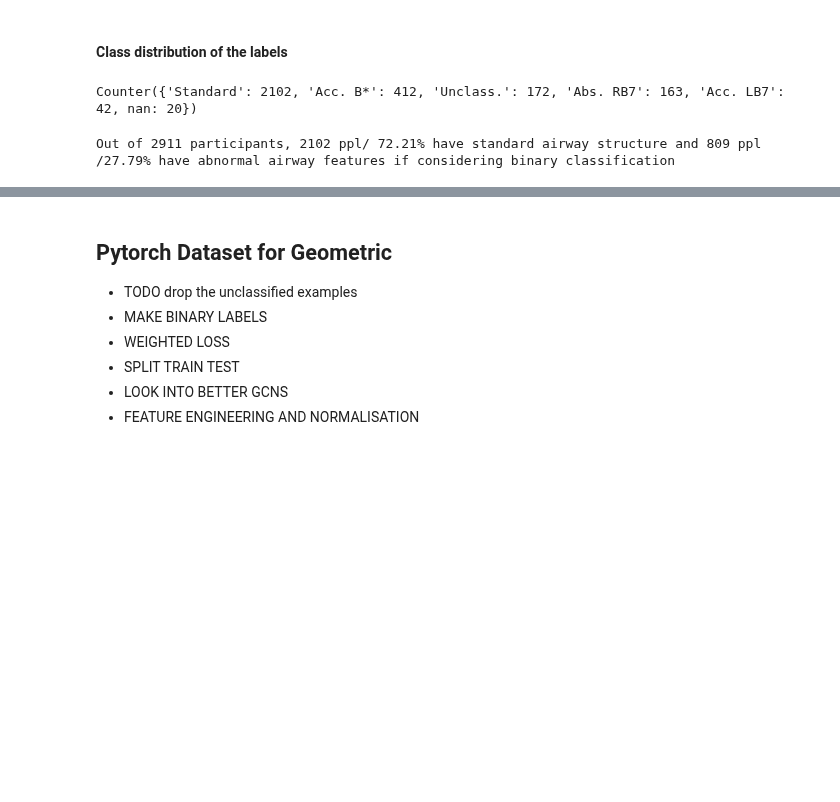
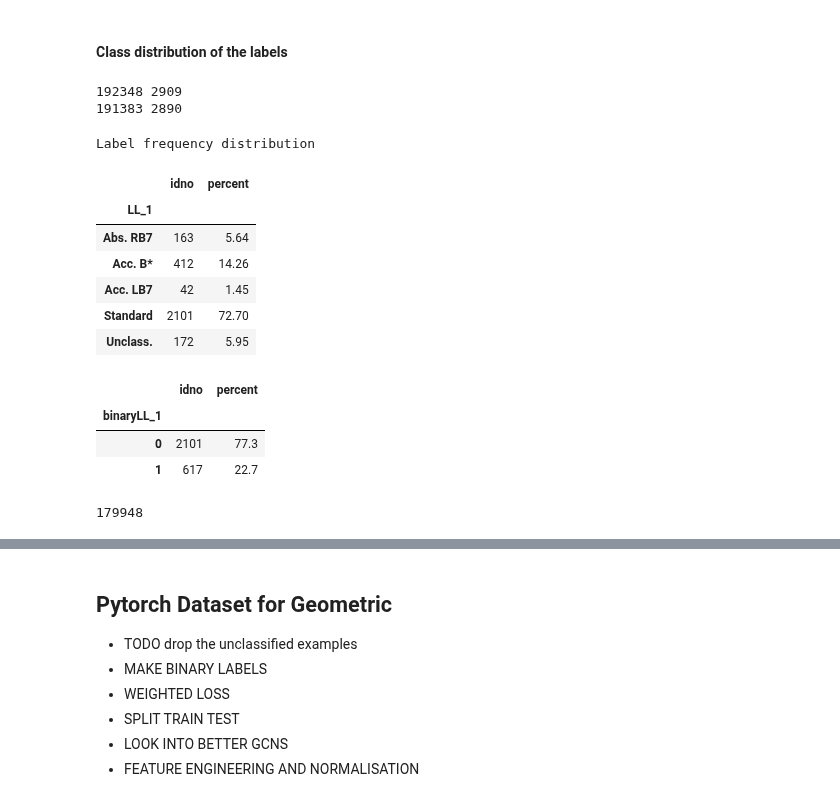
Before and after one commit to s-n-naik/airway_exploration, a Jupyter notebook: graph_test.ipynb, the cells around one changed output, grey strips where cells are left out. Saved outputs shown, nothing was run; the diff lists cells and outputs as text; code cells hidden in the pictures; blank space fills up the shorter version.

```diff
--- a/graph_test.ipynb
+++ b/graph_test.ipynb
@@ -104,20 +105,60 @@ pilot_df = pd.read_csv(os.path.abspath("/home/sneha/e5_cleaned_QC.csv"))
 label_df = pd.read_csv(os.path.abspath("/home/sneha/MESA_Exam5_airway_variants.csv"))
 # %% [markdown]
 ####  Class distribution of the labels
-# %%
-frequencies = pilot_df.groupby('idno').agg(
-    {'startbpid':'count'}
-).reset_index().drop(columns='startbpid').merge(
-    label_df,
-    on='idno',
-    how='left'
-)
-
-frequ_dict =Counter(frequencies.LL_1.values)
-print(frequ_dict)
-# %% [output]
-Counter({'Standard': 2102, 'Acc. B*': 412, 'Unclass.': 172, 'Abs. RB7': 163, 'Acc. LB7': 42, nan: 20})
+# %%
+pilot_df_w_labels = orig_df.merge(label_df, on='idno', how='left')
+# drop nan labels
+print(len(pilot_df_w_labels), pilot_df_w_labels.idno.nunique())
+pilot_df_w_labels.dropna(subset='LL_1', inplace=True)
+
+print(len(pilot_df_w_labels), pilot_df_w_labels.idno.nunique())
+# %% [output]
+192348 2909
+191383 2890
+# %%
+print("Label frequency distribution")
+label_freq = pilot_df_w_labels.groupby('LL_1').agg({'idno':lambda x:x.nunique()})
+total = label_freq.idno.sum()
+label_freq['percent'] = label_freq.idno.apply(lambda x:np.round(100*x/total, 2))
+label_freq.rename({'idno':'#participants'}, inplace=True)
+label_freq
+# %% [output]
+Label frequency distribution
+|  | idno | percent |
+| LL_1 |  |  |
+| Abs. RB7 | 163 | 5.64 |
+| Acc. B* | 412 | 14.26 |
+| Acc. LB7 | 42 | 1.45 |
+| Standard | 2101 | 72.70 |
+| Unclass. | 172 | 5.95 |
 # %%
-print(f"Out of {len(frequencies)} participants, {frequ_dict['Standard']} ppl/ {100*frequ_dict['Standard']/len(frequencies):.2f}% have standard airway structure and {sum(frequ_dict.values())-frequ_dict['Standard']} ppl /{(sum(frequ_dict.values())-frequ_dict['Standard'])/len(frequencies)*100:.2f}% have abnormal airway features if considering binary classification")
+# drop unclass
+pilot_df_w_labels = pilot_df_w_labels.loc[~(pilot_df_w_labels.LL_1.str.lower().str.contains('unclass'))]
-# %% [output]
-Out of 2911 participants, 2102 ppl/ 72.21% have standard airway structure and 809 ppl /27.79% have abnormal airway features if considering binary classification
+# %%
+# make labels binary
+binary_label = {
+
+    'Abs. RB7': 1,
+'Acc. B*': 1,
+'Acc. LB7':1,
+'Standard':0
+
+
+}
+pilot_df_w_labels['binaryLL_1'] = pilot_df_w_labels.LL_1.apply(lambda x: binary_label[x])
+
+binary_label_freq = pilot_df_w_labels.groupby('binaryLL_1').agg({'idno':lambda x:x.nunique()})
+total = binary_label_freq.idno.sum()
+binary_label_freq['percent'] = binary_label_freq.idno.apply(lambda x:np.round(100*x/total, 2))
+binary_label_freq.rename({'idno':'#participants'}, inplace=True)
+binary_label_freq
+# %% [output]
+|  | idno | percent |
+| binaryLL_1 |  |  |
+| 0 | 2101 | 77.3 |
+| 1 | 617 | 22.7 |
+# %%
+pilot_df = pilot_df_w_labels.copy()
+len(pilot_df)
+# %% [output]
+179948
```
Also changed, not shown: parts of 14 cells of this notebook.
